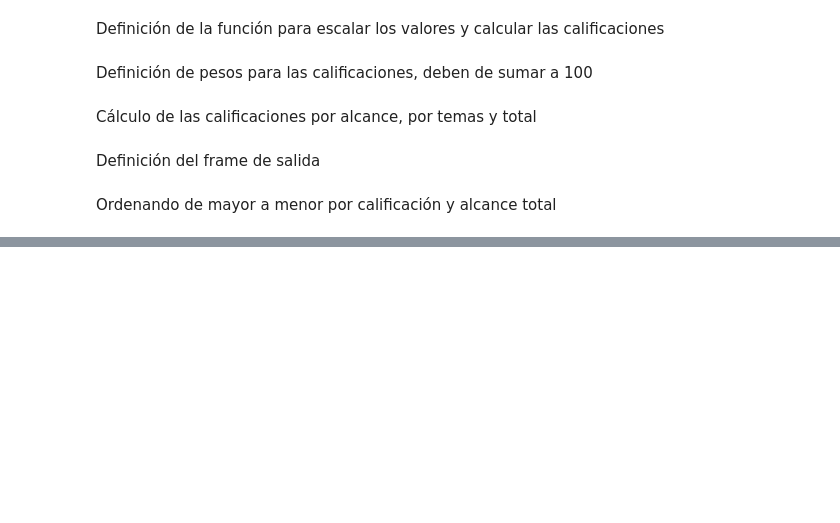
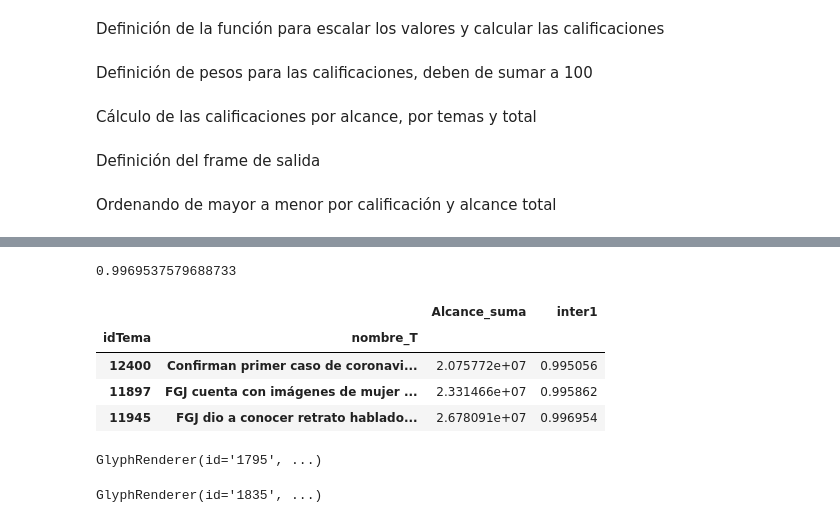
Before and after one commit to irvingfisica/virality, a Jupyter notebook: codigos/score_final.ipynb, the cells around one changed output, grey strips where cells are left out. Cells and saved outputs as stored; diff of their text form; code cells hidden in the pictures; blank space fills up the shorter version.

```diff
--- a/codigos/score_final.ipynb
+++ b/codigos/score_final.ipynb
@@ -209,0 +299,13 @@ lista_final.to_csv("../data/procesados/salida.csv")
+# %%
+lim100 = sci.stats.gamma.cdf(100,a=a,scale=escala)
+lim100
+# %% [output]
+0.9969537579688733
+# %%
+serie_data = por_tema[variable].sort_values()
+# %%
+percentiles = np.percentile(serie_data,range(1,100))
+percentiles = np.append(percentiles,[serie_data.max()])
+rang1 = (np.array(range(1,100))/100)
+rang1 = np.append(rang1,[lim100])
+interp1 = np.interp(serie_data,percentiles,rang1)
@@ -209,0 +316,8 @@ lista_final.to_csv("../data/procesados/salida.csv")
+# %%
+frame[-3:]
+# %% [output]
+|  |  | Alcance_suma | inter1 |
+| idTema | nombre_T |  |  |
+| 12400 | Confirman primer caso de coronavi... | 2.075772e+07 | 0.995056 |
+| 11897 | FGJ cuenta con imágenes de mujer ... | 2.331466e+07 | 0.995862 |
+| 11945 | FGJ dio a conocer retrato hablado... | 2.678091e+07 | 0.996954 |
@@ -209,0 +326,5 @@ lista_final.to_csv("../data/procesados/salida.csv")
+# %%
+p.circle(x=serie_data,y=interp1,color="red",radius=50000,alpha=0.1)
+p.line(x=percentiles,y=rang1,color="black",line_width=3)
+# %% [output]
+GlyphRenderer(id='1795', ...)
@@ -209,0 +333,4 @@ lista_final.to_csv("../data/procesados/salida.csv")
+# %%
+s.line(x=x,y=y)
+# %% [output]
+GlyphRenderer(id='1835', ...)
```
Also changed, not shown: parts of 48 cells of this notebook, 5 other files.
